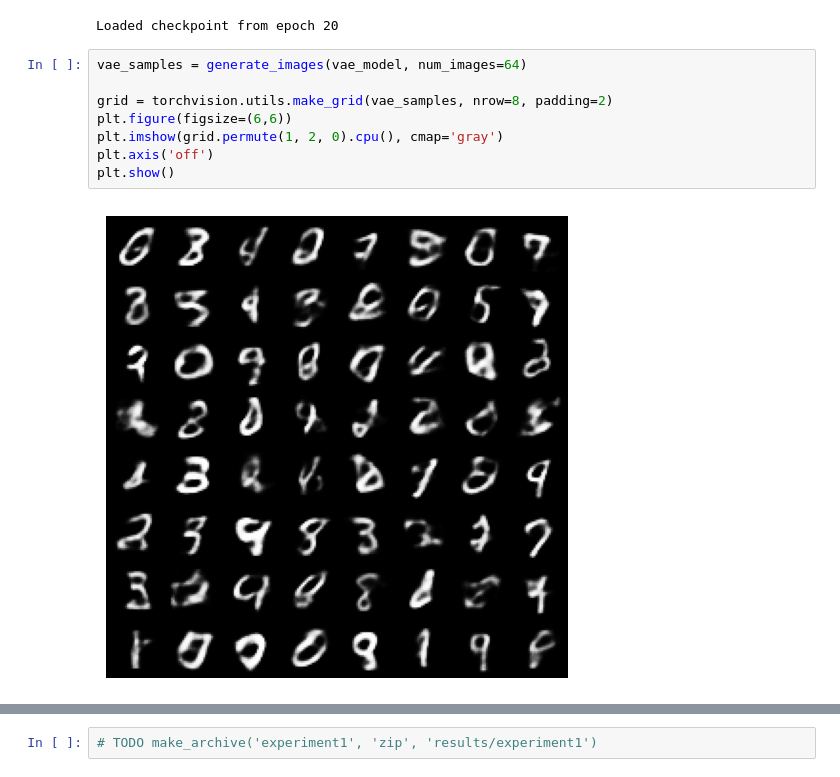
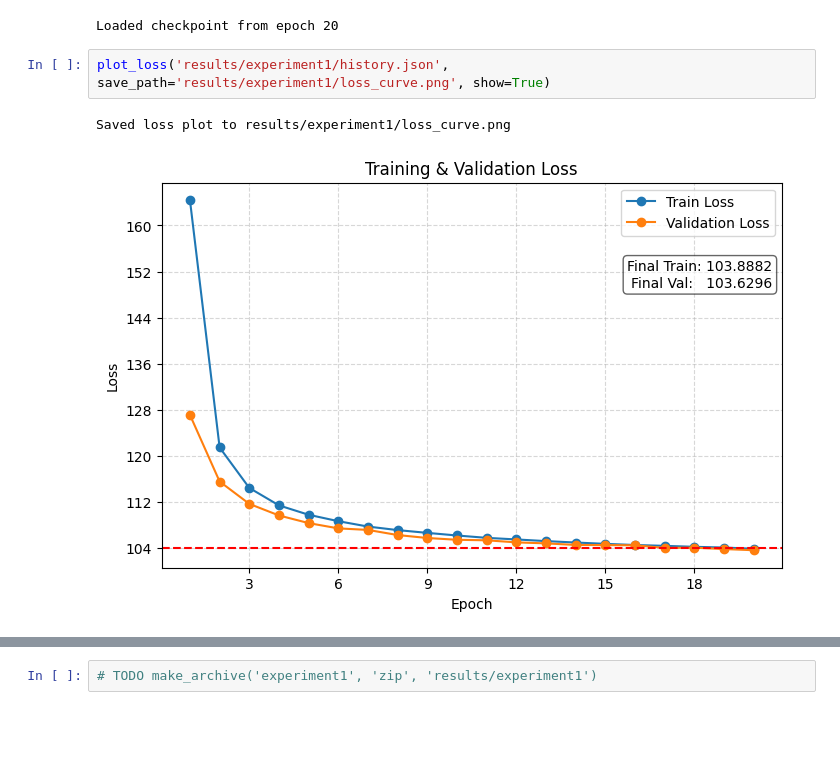
Before and after one commit to fwilhelmy/genai-experiments, a Jupyter notebook: src/main.ipynb, the cells around one changed output, grey strips where cells are left out. Saved outputs shown, nothing was run; the diff lists cells and outputs as text; blank space fills up the shorter version.

Commit message:
Preparations for Colab visualisation runs

```diff
--- a/src/main.ipynb
+++ b/src/main.ipynb
@@ -57,13 +59,8 @@ models = ['VAE', 'DDPM', 'CFG']
 vae_model, vae_optimizer = experiment1(False)
 # %% [output]
 Loaded checkpoint from epoch 20
-# %%
-vae_samples = generate_images(vae_model, num_images=64)
-
-grid = torchvision.utils.make_grid(vae_samples, nrow=8, padding=2)
-plt.figure(figsize=(6,6))
-plt.imshow(grid.permute(1, 2, 0).cpu(), cmap='gray')
-plt.axis('off')
-plt.show()
-# %% [output]
-[figure, removed]
+# %%
+plot_loss('results/experiment1/history.json', save_path='results/experiment1/loss_curve.png', show=True)
+# %% [output]
+Saved loss plot to results/experiment1/loss_curve.png
+[figure, added]
```
Also changed, not shown: parts of 7 cells of this notebook, 2 other files.
